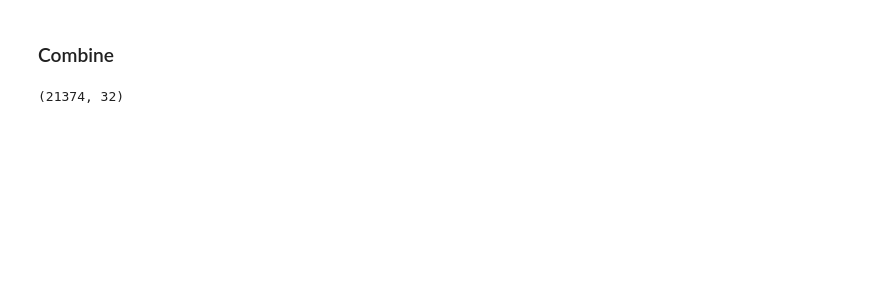
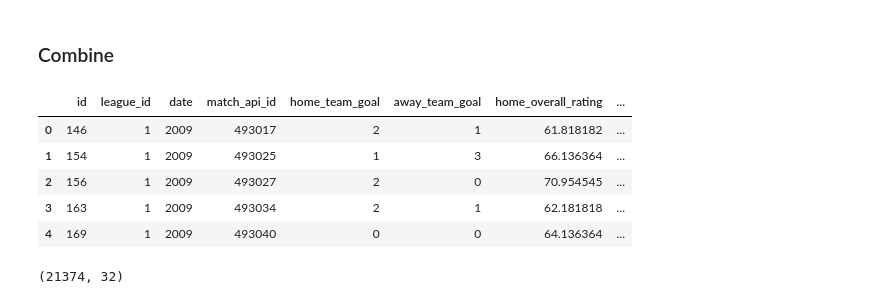
Before and after one commit to lorihe/Springboard-Capstone2---European-Soccer-Data, a Jupyter notebook: Notebook/01 Data Processing-4.ipynb, the cells around one changed output. Cells and saved outputs as stored; diff of their text form; code cells hidden in the pictures; blank space fills up the shorter version.

```diff
--- a/Notebook/01 Data Processing-4.ipynb
+++ b/Notebook/01 Data Processing-4.ipynb
@@ -371,6 +365,15 @@ for league in league_list:
     all_match[league] = get_attr_all(league_df)
 # %%
 all_match_df = pd.concat(all_match.values())
+# %%
+all_match_df.head()
+# %% [output]
+|  | id | league_id | date | match_api_id | home_team_goal | away_team_goal | home_overall_rating | ... |
+| 0 | 146 | 1 | 2009 | 493017 | 2 | 1 | 61.818182 | ... |
+| 1 | 154 | 1 | 2009 | 493025 | 1 | 3 | 66.136364 | ... |
+| 2 | 156 | 1 | 2009 | 493027 | 2 | 0 | 70.954545 | ... |
+| 3 | 163 | 1 | 2009 | 493034 | 2 | 1 | 62.181818 | ... |
+| 4 | 169 | 1 | 2009 | 493040 | 0 | 0 | 64.136364 | ... |
 # %%
 all_match_df.shape
 # %% [output]
```
Also changed, not shown: parts of 18 cells of this notebook.
